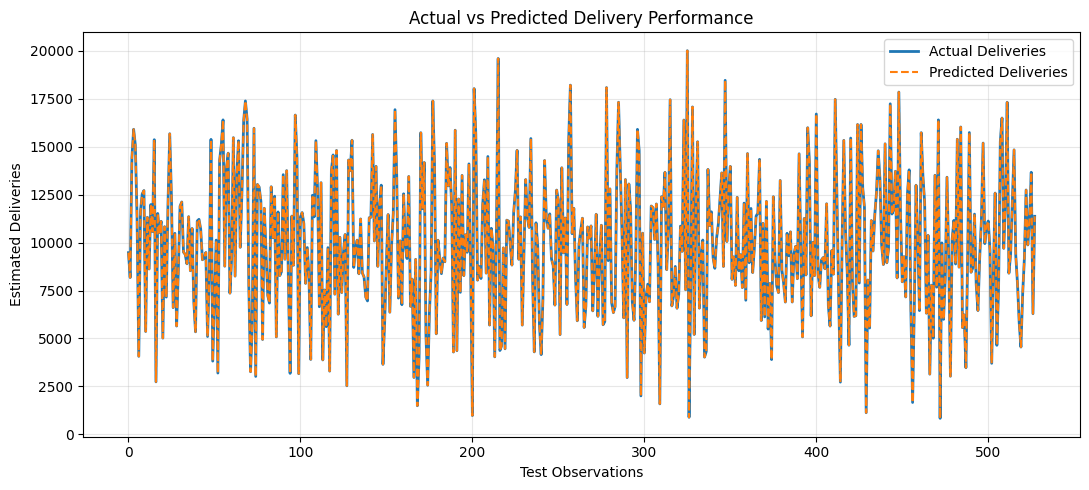
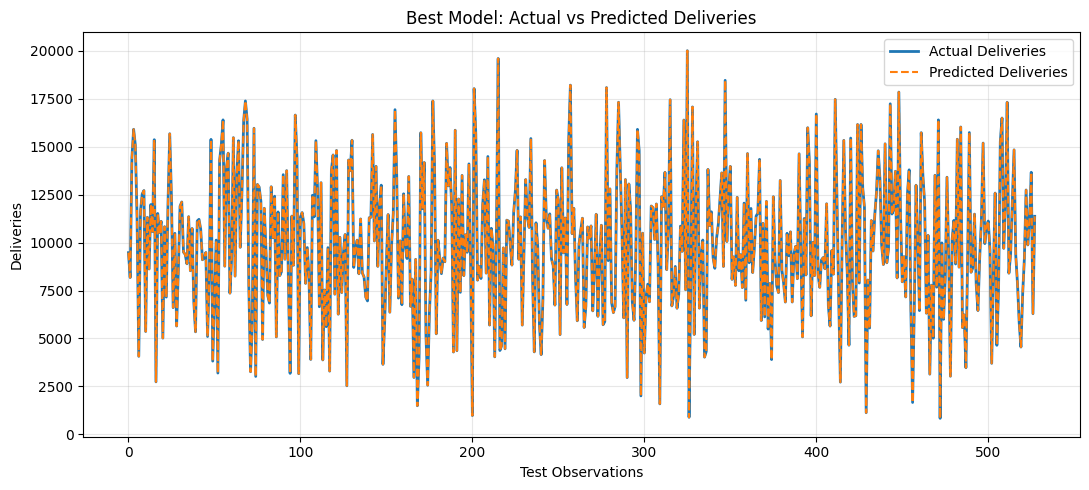
The notebook cell's code change between the first figure and the second:
--- before
+++ after
@@ -1,2 +1,4 @@
+best_model = grid.best_estimator_
+best_pred = best_model.predict(X_test)
 plt.figure(figsize=(11, 5))
 plt.plot(
@@ -6,17 +8,13 @@
 )
 plt.plot(
-    ridge_pred,
+    best_pred,
     label='Predicted Deliveries',
     linestyle='--'
 )
-plt.title(
-    'Actual vs Predicted Delivery Performance'
-)
+plt.title('Best Model: Actual vs Predicted Deliveries')
 plt.xlabel('Test Observations')
-plt.ylabel('Estimated Deliveries')
+plt.ylabel('Deliveries')
 plt.legend()
-plt.grid(
-    alpha=0.3
-)
+plt.grid(alpha=0.3)
 plt.tight_layout()
 plt.show()

Commit: changed the hyper parameter tunning